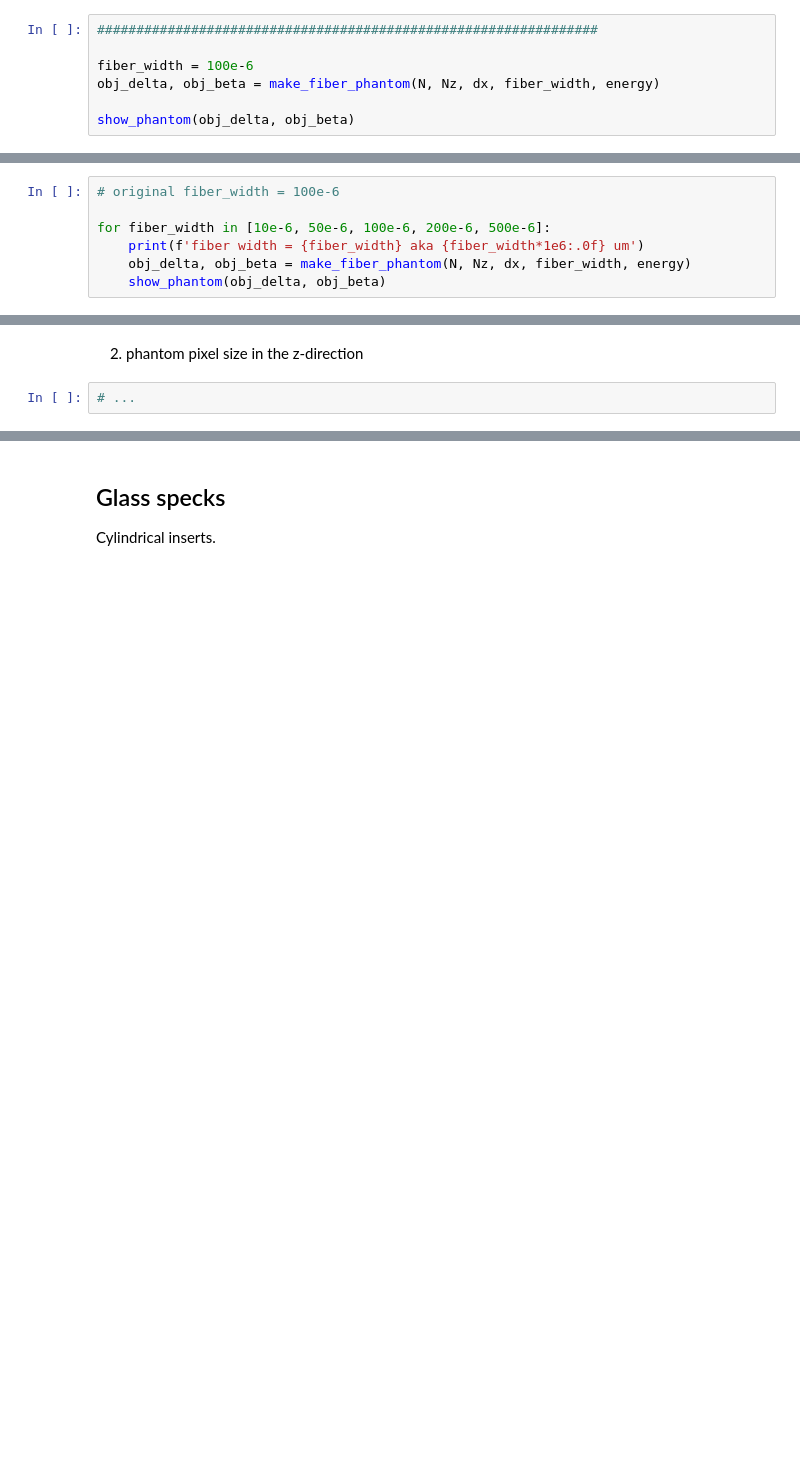
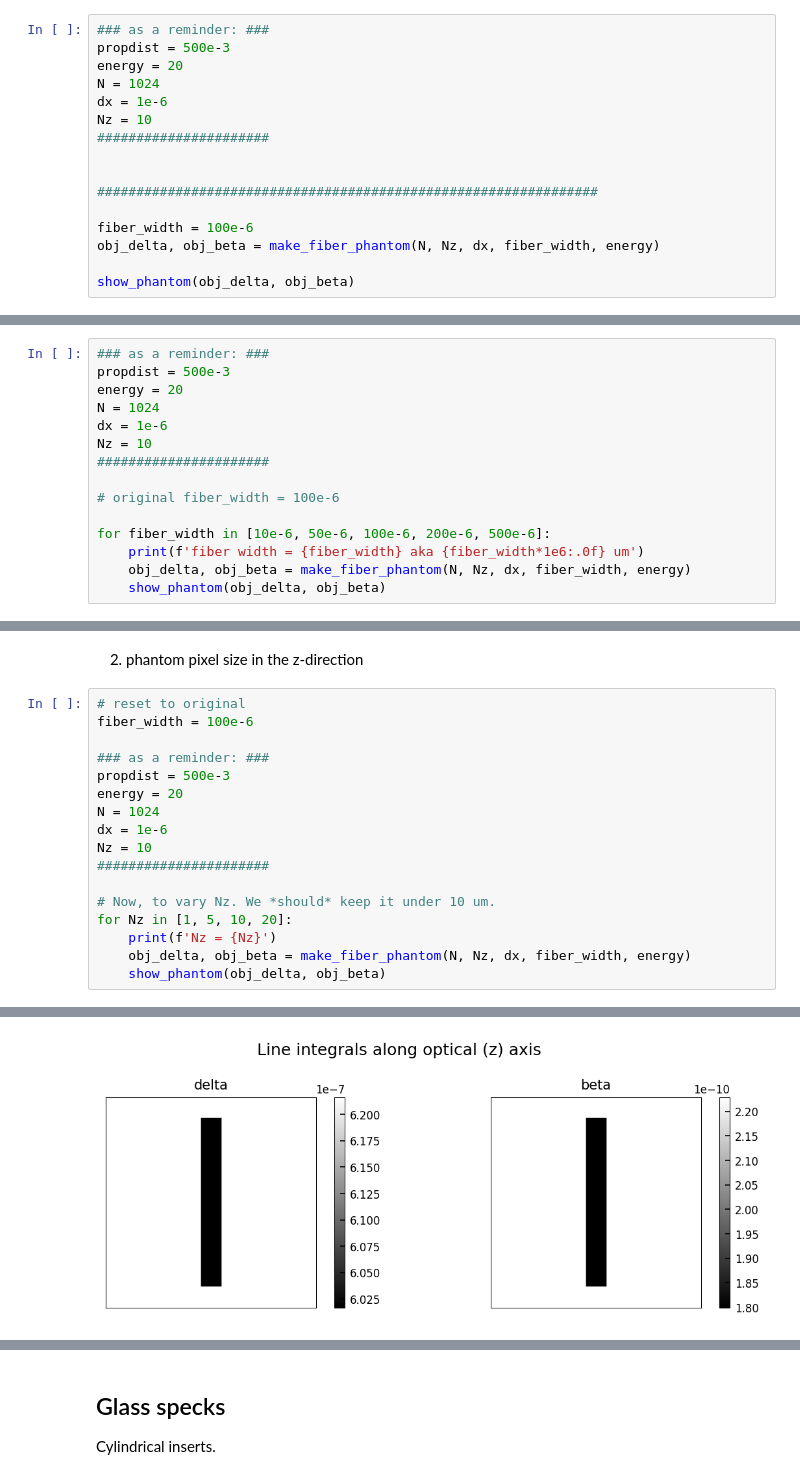
Before and after one commit to gjadick/spectral-xpci, a Jupyter notebook: multislice.ipynb, the cells around one changed output, grey strips where cells are left out. Drawn from its saved outputs; the diff is of its cells as text; blank space fills up the shorter version.

Commit message:
fiber varies by pixel width z

```diff
--- a/multislice.ipynb
+++ b/multislice.ipynb
@@ -255,6 +255,15 @@ def make_fiber_phantom(N, Nz, dx, fiber_width, energy, fiber_material=nylon, bac
 
     return obj_delta, obj_beta
 # %%
+### as a reminder: ###
+propdist = 500e-3
+energy = 20
+N = 1024
+dx = 1e-6
+Nz = 10
+######################
+
+
 ################################################################
 
 fiber_width = 100e-6
@@ -270,6 +279,14 @@ Because glass specks keeps crashing my kernel (as of 01/13/2025)
 # %% [markdown]
 1. phantom size (feature widths/radii)
 # %%
+### as a reminder: ###
+propdist = 500e-3
+energy = 20
+N = 1024
+dx = 1e-6
+Nz = 10
+######################
+
 # original fiber_width = 100e-6
 
 for fiber_width in [10e-6, 50e-6, 100e-6, 200e-6, 500e-6]:
@@ -290,4 +307,20 @@ fiber width = 0.0005 aka 500 um
 # %% [markdown]
 2. phantom pixel size in the z-direction
 # %%
-# ...
+# reset to original
+fiber_width = 100e-6
+
+### as a reminder: ###
+propdist = 500e-3
+energy = 20
+N = 1024
+dx = 1e-6
+Nz = 10
+######################
+
+# Now, to vary Nz. We *should* keep it under 10 um.
+for Nz in [1, 5, 10, 20]:
+    print(f'Nz = {Nz}')
+    obj_delta, obj_beta = make_fiber_phantom(N, Nz, dx, fiber_width, energy)
+    show_phantom(obj_delta, obj_beta)
+# %% [output]
@@ -293,0 +328 @@ fiber width = 0.0005 aka 500 um
+[figure, added]
```
Also changed, not shown: parts of 1 cell of this notebook.
